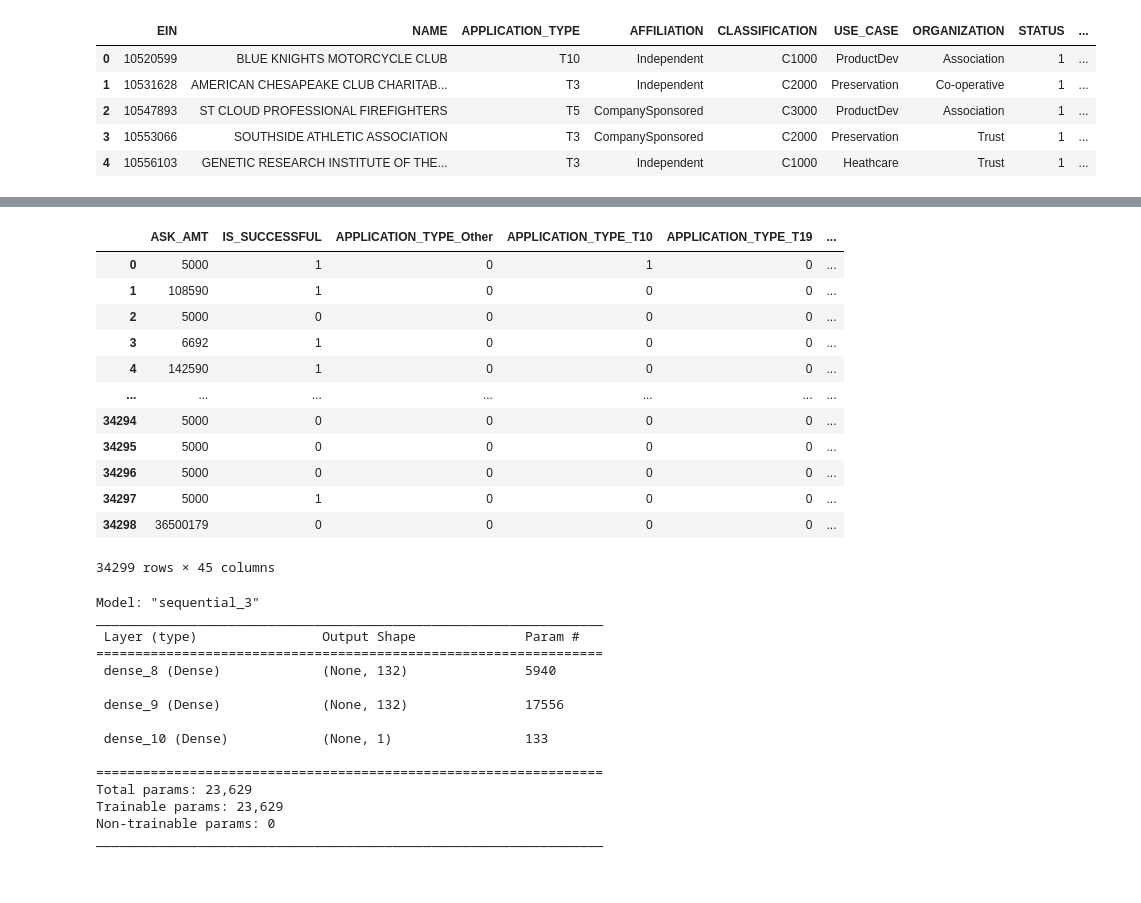
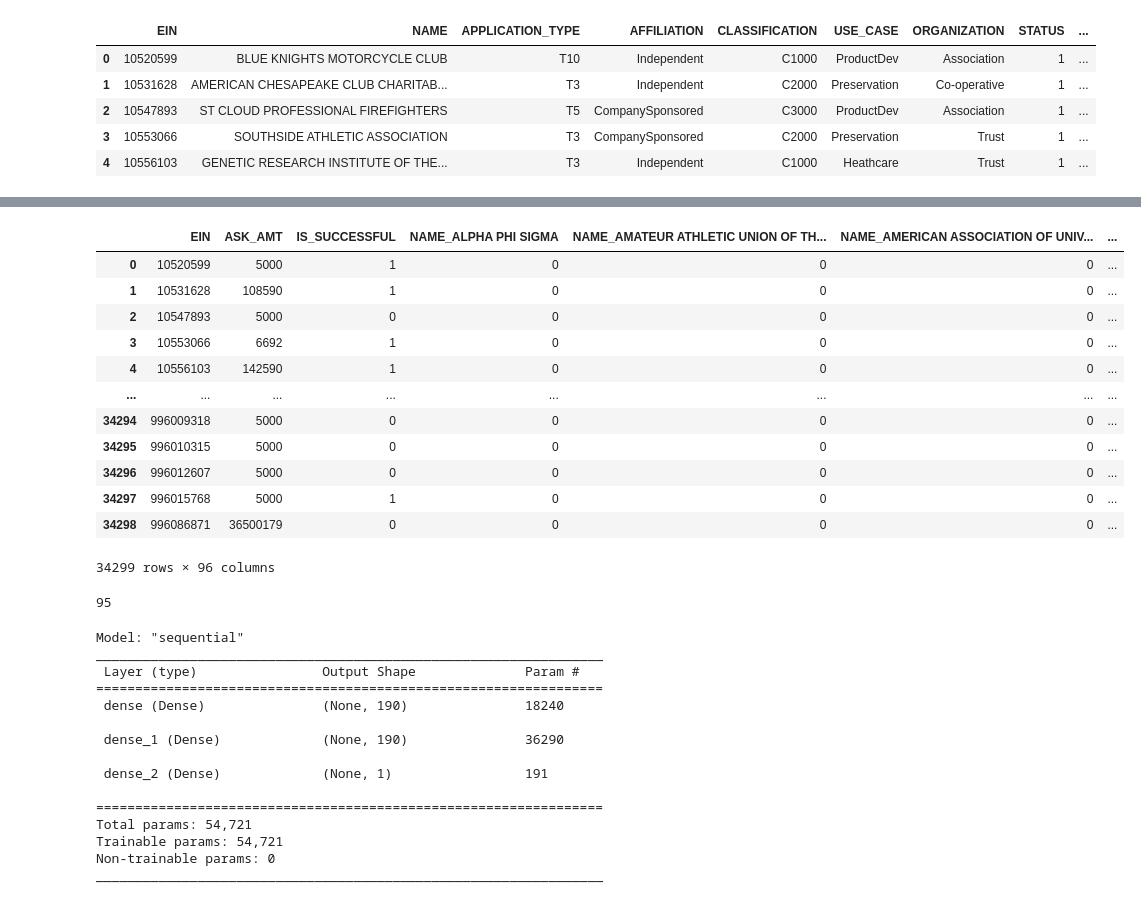
Before and after one commit to GPN87/deep-learning-challenge, a Jupyter notebook: AlphabetSoupCharity_Optimisation.ipynb, the cells around one changed output, grey strips where cells are left out. Saved outputs shown, nothing was run; the diff lists cells and outputs as text; code cells hidden in the pictures.

```diff
--- a/AlphabetSoupCharity_Optimisation.ipynb
+++ b/AlphabetSoupCharity_Optimisation.ipynb
@@ -14,6 +14,3 @@ application_df.head()
 | 2 | 10547893 | ST CLOUD PROFESSIONAL FIREFIGHTERS | T5 | CompanySponsored | C3000 | ProductDev | Association | 1 | ... |
 | 3 | 10553066 | SOUTHSIDE ATHLETIC ASSOCIATION | T3 | CompanySponsored | C2000 | Preservation | Trust | 1 | ... |
 | 4 | 10556103 | GENETIC RESEARCH INSTITUTE OF THE... | T3 | Independent | C1000 | Heathcare | Trust | 1 | ... |
-# %%
-application_df=application_df.drop(columns=['EIN','NAME'])
-application_df.head()
@@ -28,7 +18,7 @@ application_df.head()
 app_counts=application_df['APPLICATION_TYPE'].value_counts()
 
 # uses the variable name `application_types_to_replace`
-max_app_counts = 528
+max_app_counts = 15
 
 application_types_to_replace = app_counts[app_counts<max_app_counts].index.tolist()
 # Replaces in dataframe
@@ -51,7 +45,7 @@ Name: APPLICATION_TYPE, dtype: int64
 # %%
 class_counts = application_df['CLASSIFICATION'].value_counts()
 # uses the variable name `classifications_to_replace`
-max_classcount = 1883
+max_classcount = 25
 classifications_to_replace = class_counts[class_counts<max_classcount].index.tolist()
 # Replaces in dataframe
 for cls in classifications_to_replace:
@@ -69,0 +89,10 @@ Name: CLASSIFICATION, dtype: int64
+# %%
+name_counts = application_df['NAME'].value_counts()
+max_namecount = 100
+names_to_replace = name_counts[name_counts<max_namecount].index.tolist()
+# Replaces in dataframe
+for nme in names_to_replace:
+    application_df['NAME'] = application_df['NAME'].replace(nme,"Other")
+
+# Check to make sure binning was successful
+application_df['NAME'].value_counts()
@@ -70,23 +117,23 @@ Name: CLASSIFICATION, dtype: int64
 # %%
 # Converts categorical data to numeric with `pd.get_dummies`
-dummy_cats = ['APPLICATION_TYPE','AFFILIATION','CLASSIFICATION','USE_CASE','ORGANIZATION','STATUS','INCOME_AMT','SPECIAL_CONSIDERATIONS']
+dummy_cats = ['NAME','APPLICATION_TYPE','AFFILIATION','CLASSIFICATION','USE_CASE','ORGANIZATION','STATUS','INCOME_AMT','SPECIAL_CONSIDERATIONS']
 dummies_df=pd.get_dummies(application_df, columns=dummy_cats)
 
 dummies_df
 # %% [output]
-|  | ASK_AMT | IS_SUCCESSFUL | APPLICATION_TYPE_Other | APPLICATION_TYPE_T10 | APPLICATION_TYPE_T19 | ... |
-| 0 | 5000 | 1 | 0 | 1 | 0 | ... |
-| 1 | 108590 | 1 | 0 | 0 | 0 | ... |
-| 2 | 5000 | 0 | 0 | 0 | 0 | ... |
-| 3 | 6692 | 1 | 0 | 0 | 0 | ... |
-| 4 | 142590 | 1 | 0 | 0 | 0 | ... |
-| ... | ... | ... | ... | ... | ... | ... |
-| 34294 | 5000 | 0 | 0 | 0 | 0 | ... |
-| 34295 | 5000 | 0 | 0 | 0 | 0 | ... |
-| 34296 | 5000 | 0 | 0 | 0 | 0 | ... |
-| 34297 | 5000 | 1 | 0 | 0 | 0 | ... |
-| 34298 | 36500179 | 0 | 0 | 0 | 0 | ... |
+|  | EIN | ASK_AMT | IS_SUCCESSFUL | NAME_ALPHA PHI SIGMA | NAME_AMATEUR ATHLETIC UNION OF TH... | NAME_AMERICAN ASSOCIATION OF UNIV... | ... |
+| 0 | 10520599 | 5000 | 1 | 0 | 0 | 0 | ... |
+| 1 | 10531628 | 108590 | 1 | 0 | 0 | 0 | ... |
+| 2 | 10547893 | 5000 | 0 | 0 | 0 | 0 | ... |
+| 3 | 10553066 | 6692 | 1 | 0 | 0 | 0 | ... |
+| 4 | 10556103 | 142590 | 1 | 0 | 0 | 0 | ... |
+| ... | ... | ... | ... | ... | ... | ... | ... |
+| 34294 | 996009318 | 5000 | 0 | 0 | 0 | 0 | ... |
+| 34295 | 996010315 | 5000 | 0 | 0 | 0 | 0 | ... |
+| 34296 | 996012607 | 5000 | 0 | 0 | 0 | 0 | ... |
+| 34297 | 996015768 | 5000 | 1 | 0 | 0 | 0 | ... |
+| 34298 | 996086871 | 36500179 | 0 | 0 | 0 | 0 | ... |
-34299 rows × 45 columns
+34299 rows × 96 columns
 # %%
 
 # Splits  preprocessed data into our features and target arrays
@@ -105,15 +152,19 @@ X_scaler = scaler.fit(X_train)
 # Scale the data
 X_train_scaled = X_scaler.transform(X_train)
 X_test_scaled = X_scaler.transform(X_test)
+# %%
+len(X_test_scaled[0])
+# %% [output]
+95
 # %%
-# OPTIMIZATION ATTEMPT 1: 'Added Neurons to hidden layer'
-# using the neuron rule of thumb, but making it three times the amount of features after numericizing the categorical data (132 neurons).
+# OPTIMIZATION ATTEMPT 1: 'ALTERED BINS, ADDED NEURONS, ADDED EPOCHS'
+# using the neuron rule of thumb, but making it two times the amount of features after numericizing the categorical data (190 neurons).
 
 # Defines the model - deep neural net, i.e., the number of input features and hidden nodes for each layer.
 number_input_features = len(X_train_scaled[0])
-hidden_nodes_layer_1= 3*number_input_features
-hidden_nodes_layer_2 = 3*number_input_features
-hidden_nodes_layer_3 = 3*number_input_features
+hidden_nodes_layer_1= 2*number_input_features
+hidden_nodes_layer_2 = 2*number_input_features
+hidden_nodes_layer_3 = 2*number_input_features
 
 nn1 = tf.keras.models.Sequential()
 
@@ -130,19 +181,19 @@ nn1.add(tf.keras.layers.Dense(units=1, activation="sigmoid"))
 
 nn1.summary()
 # %% [output]
-Model: "sequential_3"
+Model: "sequential"
 _________________________________________________________________
  Layer (type)                Output Shape              Param #
 =================================================================
- dense_8 (Dense)             (None, 132)               5940
+ dense (Dense)               (None, 190)               18240
 
- dense_9 (Dense)             (None, 132)               17556
+ dense_1 (Dense)             (None, 190)               36290
 
- dense_10 (Dense)            (None, 1)                 133
+ dense_2 (Dense)             (None, 1)                 191
 
 =================================================================
-Total params: 23,629
-Trainable params: 23,629
+Total params: 54,721
+Trainable params: 54,721
 Non-trainable params: 0
 _________________________________________________________________
 # %%
```
Also changed, not shown: parts of 17 cells of this notebook, 1 other file.
